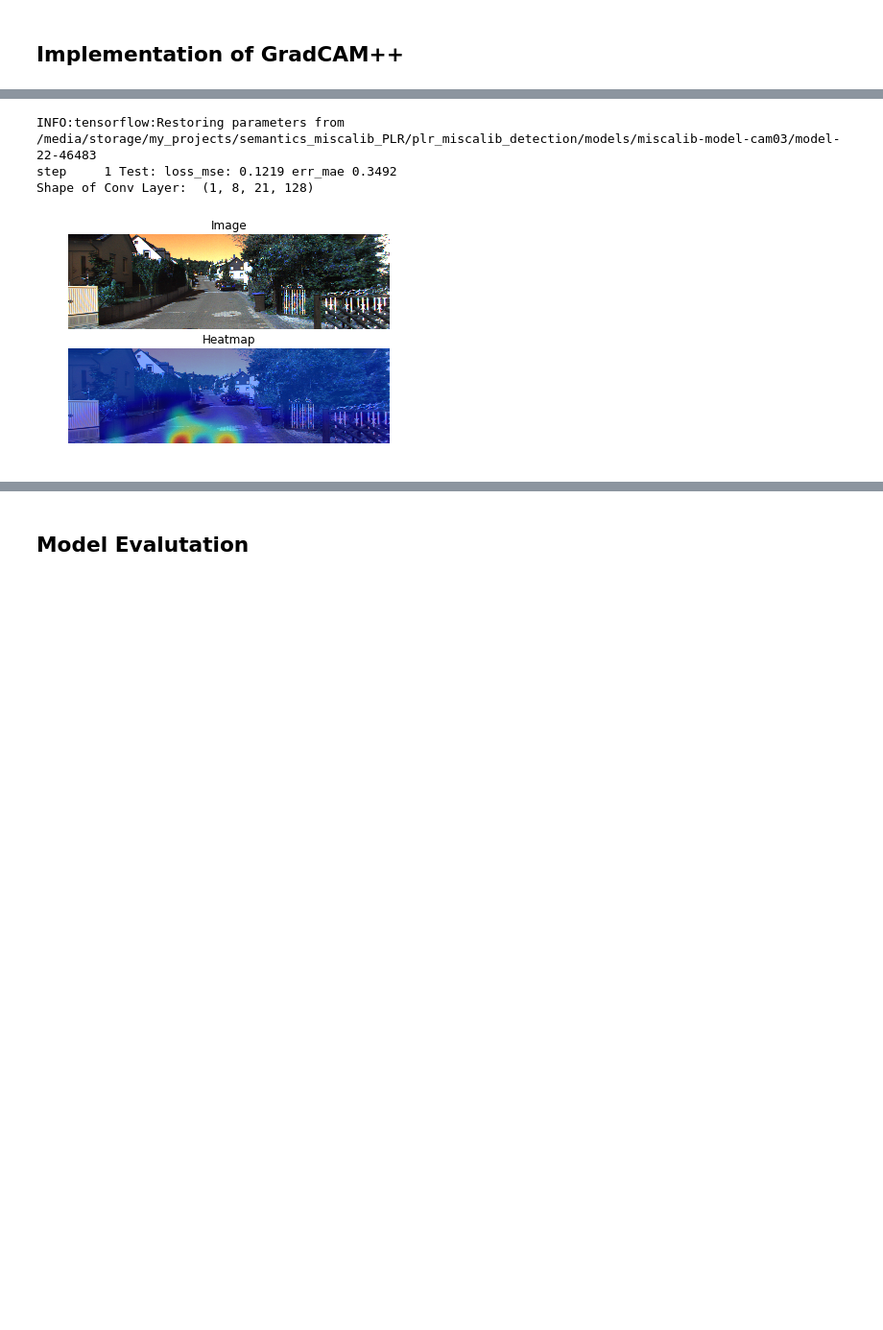
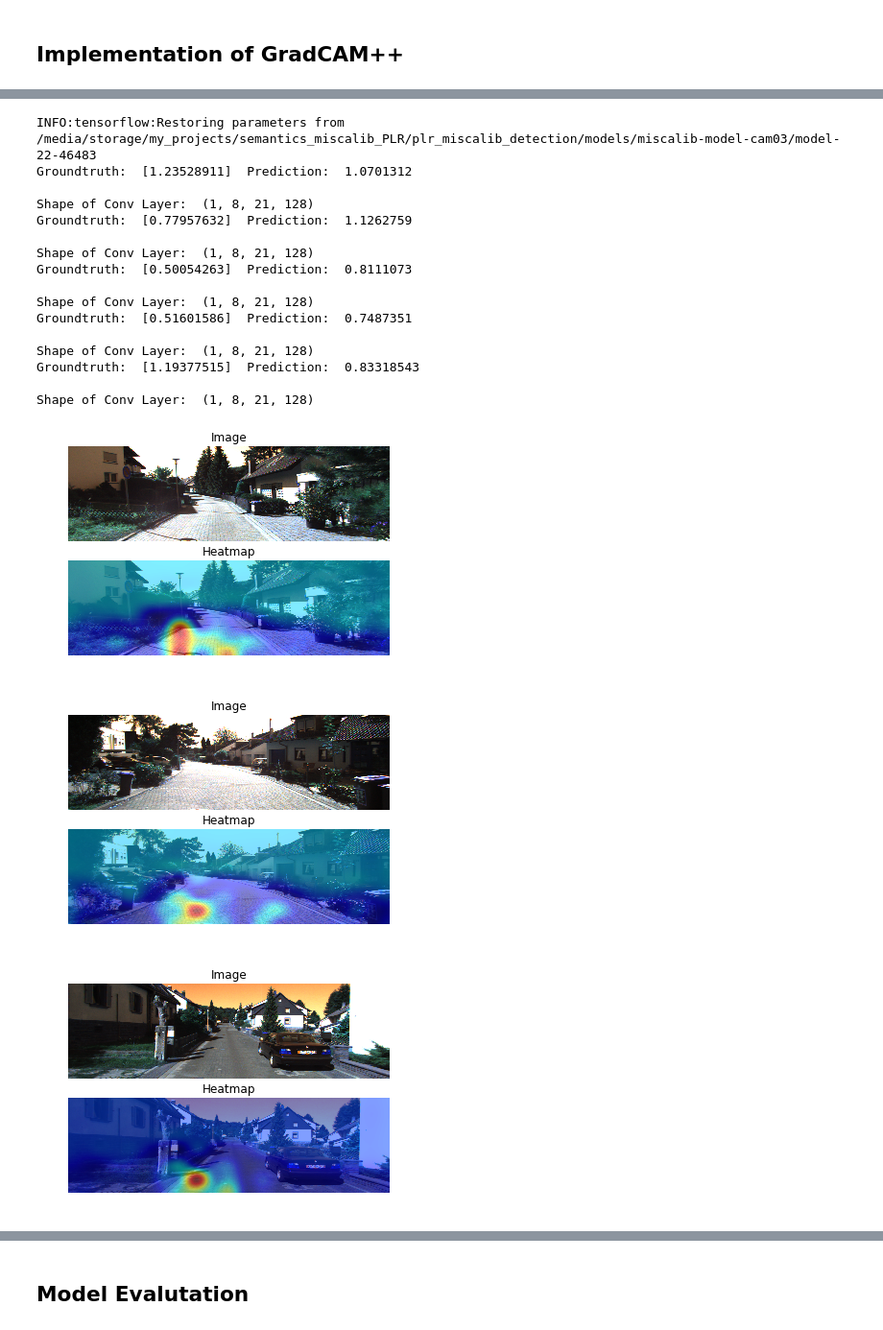
Before and after one commit to ethz-asl/camera_miscalib_detection, a Jupyter notebook: visualization.ipynb, the cells around one changed output, grey strips where cells are left out. Shown at 96% size. Drawn from its saved outputs; the diff is of its cells as text; code cells hidden in the pictures; blank space fills up the shorter version.

```diff
--- a/visualization.ipynb
+++ b/visualization.ipynb
@@ -31,7 +31,7 @@ def _GuidedReluGrad(op, grad):
 # %%
 index = os.path.abspath('/home/mayankm/my_projects/data/kitti/KITTI_index.csv')
 test_selector = '2011_09_30'
-n_test_samples = 50
+n_test_samples = 5
 batch_size = 1
 buffer_size = 32
 model_path = os.path.abspath('models/miscalib-model-cam03/')
@@ -245,4 +250,7 @@ with graph.as_default():
 # %%
+# Add ops to save and restore all the variables.
+saver = tf.train.Saver()
+
 with tf.Session(config=config) as sess:
     # Initialize tf variables.
     tf.global_variables_initializer().run()
@@ -259,50 +267,57 @@ with tf.Session(config=config) as sess:
         images_batch, labels_batch = gen_test.next()
 
         # Calculate validation loss.
-        batch_loss, batch_error = sess.run(
-            [loss_tf, error_tf],
+        batch_loss, batch_error, y_pred = sess.run(
+            [loss_tf, error_tf, output_neuron_tf],
             feed_dict={input_image_tf: images_batch,
                        y_true_tf: labels_batch})
 
         # Print results.
-        test_step += 1
-        sys.stdout.write('\b' * console_output_size)
-
-        console_output = 'step %5d ' % test_step
-        console_output += 'Test: loss_mse: %.4f err_mae %.4f' % (
-            batch_loss, batch_error)
-
-        console_output_size = len(console_output)
-
-        sys.stdout.write(console_output)
-        sys.stdout.flush()
+        print('Groundtruth: ', labels_batch, ' Prediction: ', y_pred)
 
         # Compute the GradCAM gradients
         conv_output, conv_first_grad, conv_second_grad, conv_third_grad = sess.run(
             [target_conv_layer_tf, first_derivative_tf, second_derivative_tf, triple_derivative_tf],
             feed_dict={input_image_tf: images_batch,
                        y_true_tf: labels_batch})
 
         # Compute the guided backprop
         gb_grad_value = sess.run(
             gb_grad_tf,
             feed_dict={input_image_tf: images_batch,
                        y_true_tf: labels_batch})
 
         # Unnormalize the image
         scaler = dataset_test.get_scaler()
         images_batch_un = np.reshape(images_batch, (images_batch.shape[0], -1))
         images_batch_un = scaler.inverse_transform(images_batch_un)
         images_batch_un = np.reshape(images_batch_un, images_batch.shape)
         images_batch_un = images_batch_un.astype(dtype='int')
 
         # Visualize the result of GradCAM++
         cam = compute_gradcam_plusplus(conv_output, conv_first_grad, conv_second_grad, conv_third_grad)
         visualize_cam(images_batch_un[0], cam)
 
-        break
+        # Visualize the result of GradCAM
+#         cam = compute_gradcam(conv_output, conv_first_grad)
+#         visualize_cam(images_batch_un[0], cam)
 # %% [output]
 INFO:tensorflow:Restoring parameters from /media/storage/my_projects/semantics_miscalib_PLR/plr_miscalib_detection/models/miscalib-model-cam03/model-22-46483
-step     1 Test: loss_mse: 0.1219 err_mae 0.3492
+Groundtruth:  [1.23528911]  Prediction:  1.0701312
+
 Shape of Conv Layer:  (1, 8, 21, 128)
+Groundtruth:  [0.77957632]  Prediction:  1.1262759
+
+Shape of Conv Layer:  (1, 8, 21, 128)
+Groundtruth:  [0.50054263]  Prediction:  0.8111073
+
+Shape of Conv Layer:  (1, 8, 21, 128)
+Groundtruth:  [0.51601586]  Prediction:  0.7487351
+
+Shape of Conv Layer:  (1, 8, 21, 128)
+Groundtruth:  [1.19377515]  Prediction:  0.83318543
+
+Shape of Conv Layer:  (1, 8, 21, 128)
-[figure, old version]
+[figure, new version]
+[figure, added]
+[figure, added]
```
Also changed, not shown: parts of 16 cells of this notebook.
